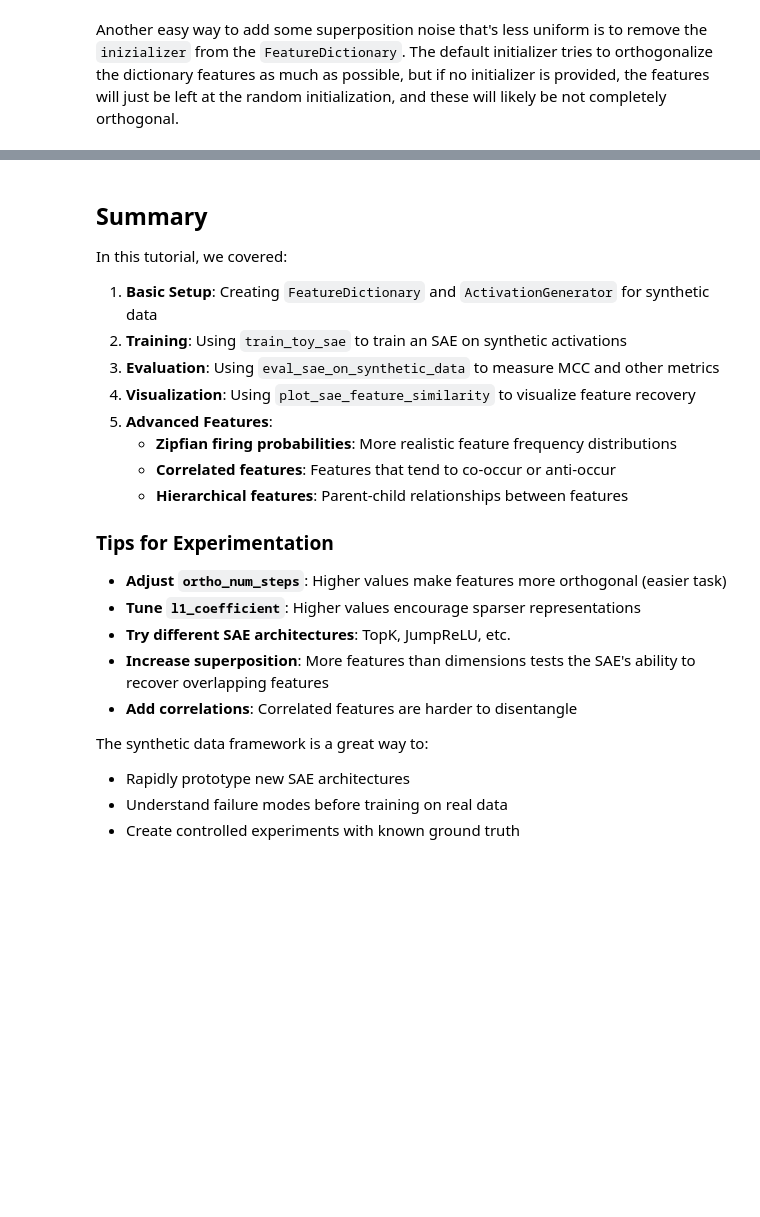
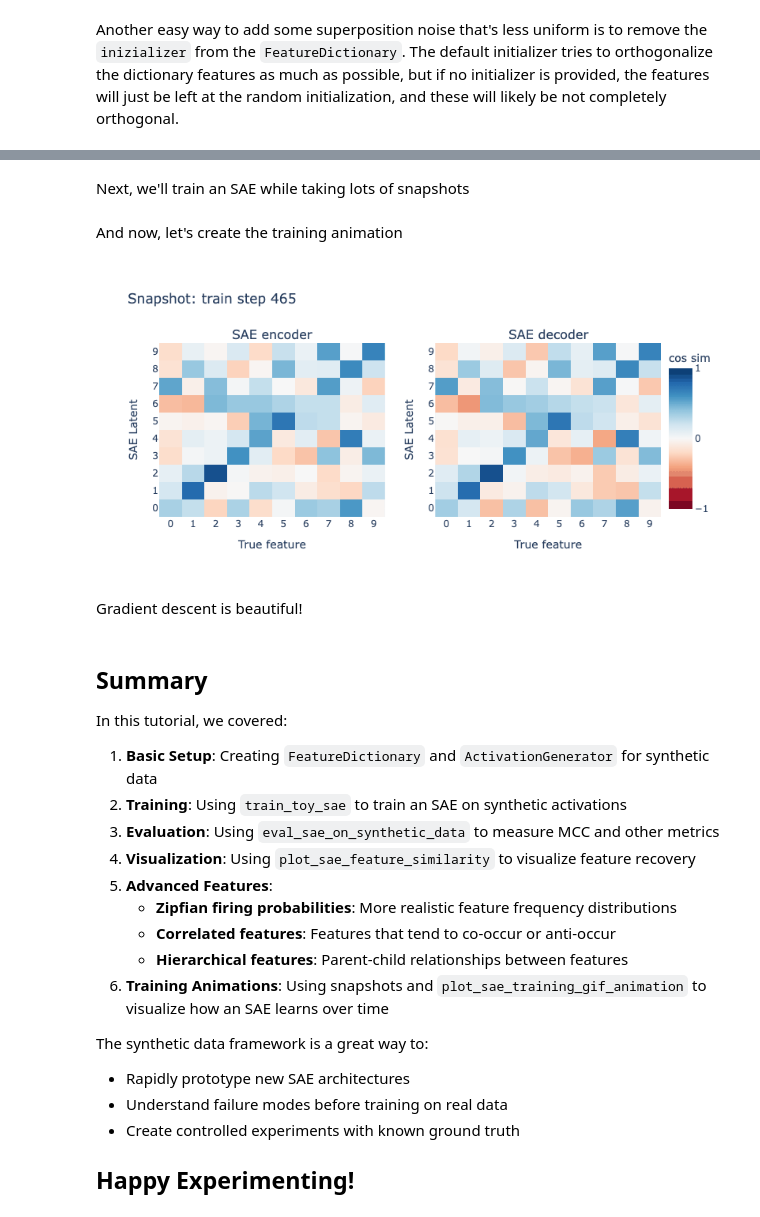
Before and after one commit to decoderesearch/SAELens, a Jupyter notebook: tutorials/training_saes_on_synthetic_data.ipynb, the cells around one changed output, grey strips where cells are left out. Drawn from its saved outputs; the diff is of its cells as text; code cells hidden in the pictures; blank space fills up the shorter version.

```diff
--- a/tutorials/training_saes_on_synthetic_data.ipynb
+++ b/tutorials/training_saes_on_synthetic_data.ipynb
@@ -460,0 +791,2 @@ plot_sae_feature_similarity(
+# %% [markdown]
+Next, we'll train an SAE while taking lots of snapshots
@@ -461,3 +832,17 @@ plot_sae_feature_similarity(
+# %% [markdown]
+And now, let's create the training animation
+# %%
+from IPython.display import display, Image as IPImage
+
+output_path = "sae_training.gif"
+plot_sae_training_gif_animation(
+    snapshots, feature_dict, output_path, reorder_features=True
+)
+display(IPImage(filename=output_path))
+# %% [output]
+[figure, added]
+# %% [markdown]
+Gradient descent is beautiful!
 # %% [markdown]
 ## Summary
 
@@ -471,17 +856,12 @@ In this tutorial, we covered:
    - **Zipfian firing probabilities**: More realistic feature frequency distributions
    - **Correlated features**: Features that tend to co-occur or anti-occur
    - **Hierarchical features**: Parent-child relationships between features
-
-### Tips for Experimentation
-
-- **Adjust `ortho_num_steps`**: Higher values make features more orthogonal (easier task)
-- **Tune `l1_coefficient`**: Higher values encourage sparser representations
-- **Try different SAE architectures**: TopK, JumpReLU, etc.
-- **Increase superposition**: More features than dimensions tests the SAE's ability to recover overlapping features
-- **Add correlations**: Correlated features are harder to disentangle
+6. **Training Animations**: Using snapshots and `plot_sae_training_gif_animation` to visualize how an SAE learns over time
 
 The synthetic data framework is a great way to:
 
 - Rapidly prototype new SAE architectures
 - Understand failure modes before training on real data
 - Create controlled experiments with known ground truth
+
+## Happy Experimenting!
```
Also changed, not shown: parts of 30 cells of this notebook, 8 other files.
